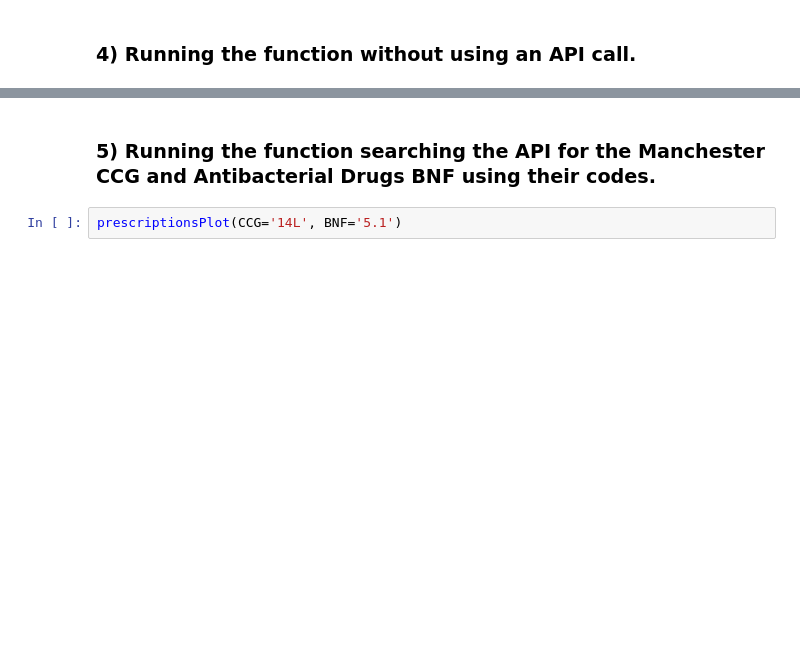
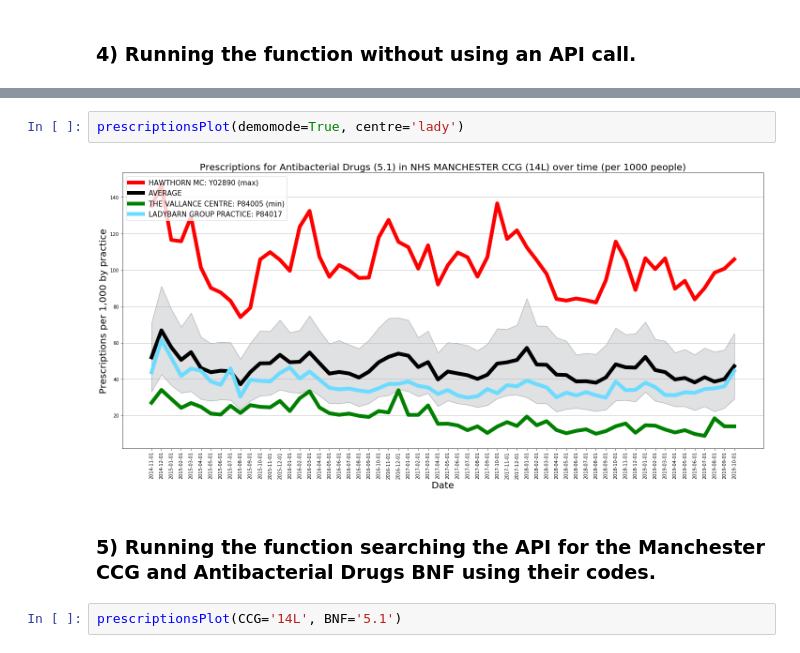
Before and after one commit to aaron-obrien/CCG_prescriptions_project, a Jupyter notebook: Submission.ipynb, the cells around one changed output, grey strips where cells are left out. Cells and saved outputs as stored; diff of their text form; blank space fills up the shorter version.

```diff
--- a/Submission.ipynb
+++ b/Submission.ipynb
@@ -285,3 +308,7 @@ Ellipsis
+# %%
+prescriptionsPlot(demomode=True, centre='lady')
+# %% [output]
+[figure, added]
 # %% [markdown]
 ### 5) Running the function searching the API for the Manchester CCG and Antibacterial Drugs BNF using their codes.
 # %%
```
Also changed, not shown: parts of 10 cells of this notebook, 1 other file.
